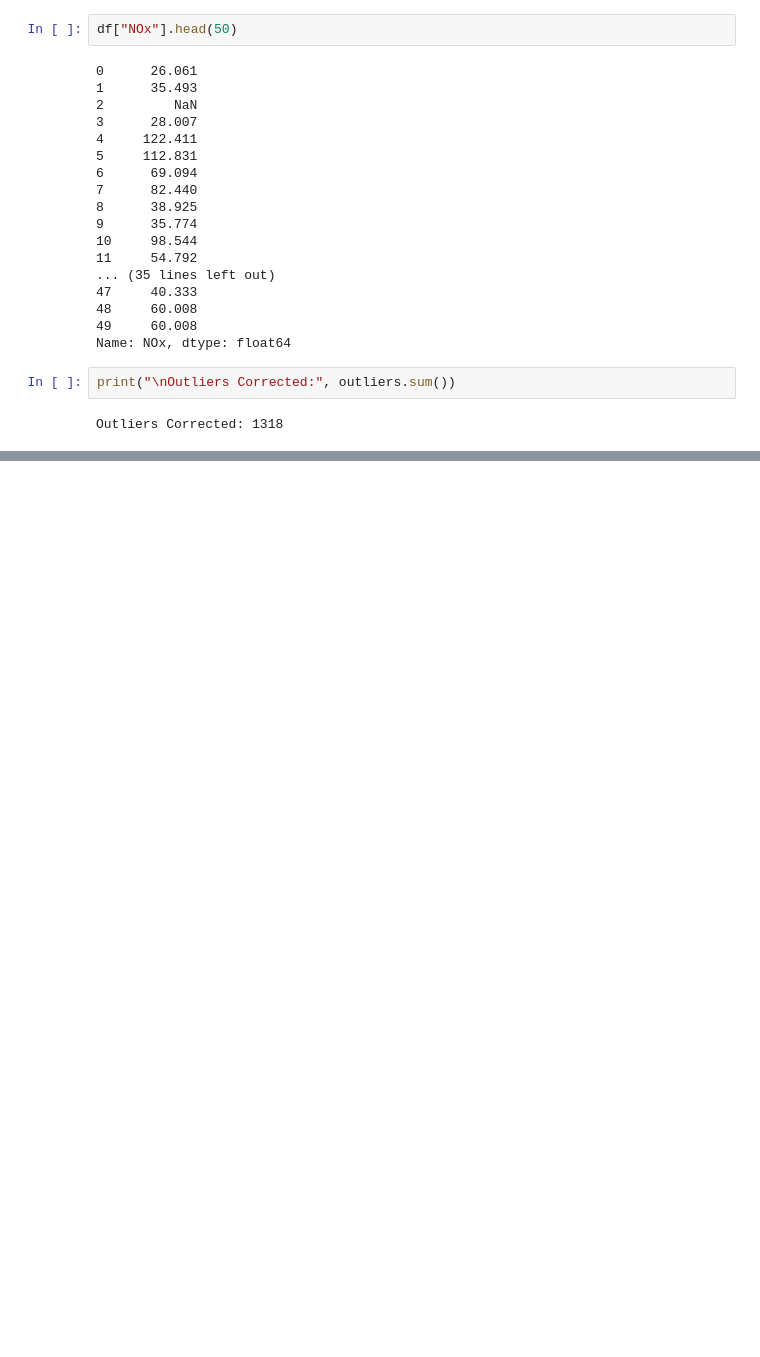
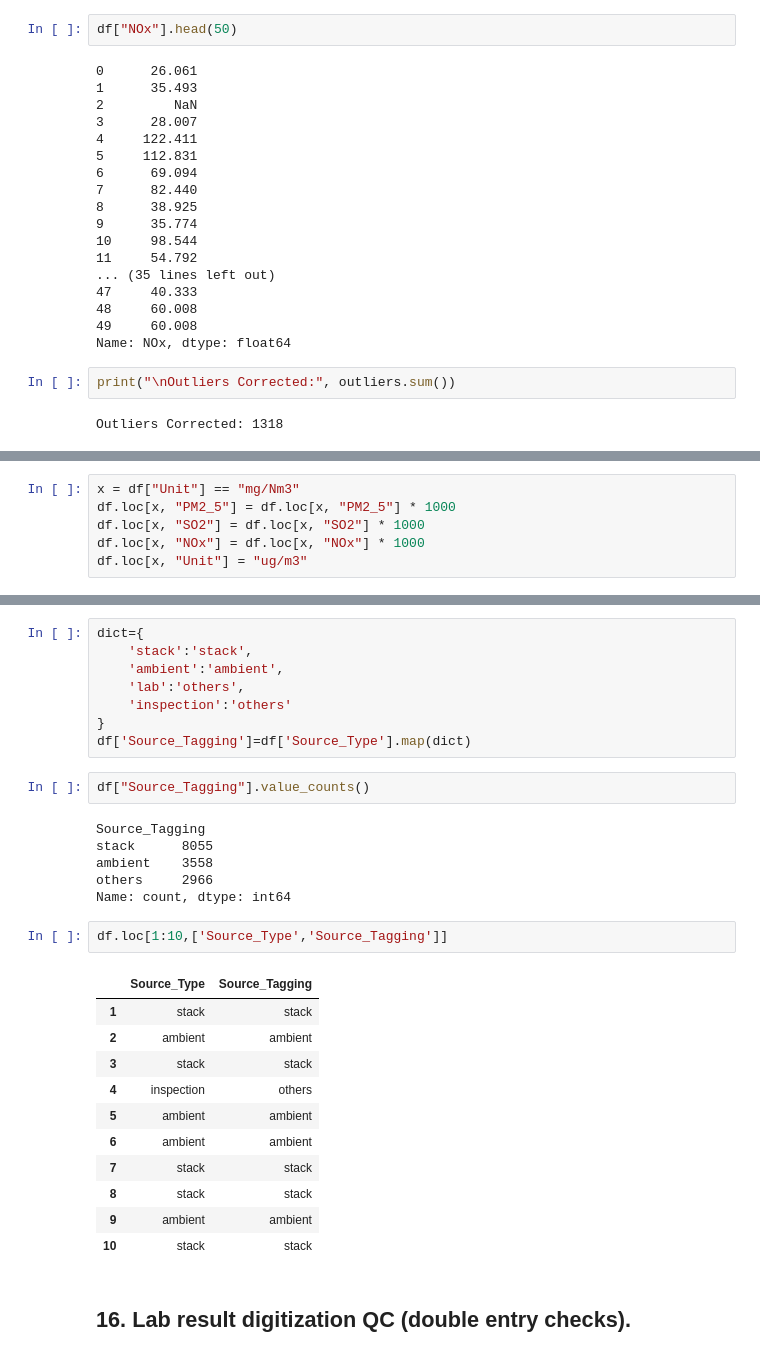
Before and after one commit to Sudipta3101/Pollution-Controls-Data-Cleaning-Transformation-, a Jupyter notebook: pollution.ipynb, the cells around one changed output, grey strips where cells are left out. Cells and saved outputs as stored; diff of their text form; blank space fills up the shorter version.

```diff
--- a/pollution.ipynb
+++ b/pollution.ipynb
@@ -558,0 +900,6 @@ Outliers Corrected: 1318
+# %%
+x = df["Unit"] == "mg/Nm3"
+df.loc[x, "PM2_5"] = df.loc[x, "PM2_5"] * 1000
+df.loc[x, "SO2"] = df.loc[x, "SO2"] * 1000
+df.loc[x, "NOx"] = df.loc[x, "NOx"] * 1000
+df.loc[x, "Unit"] = "ug/m3"
@@ -558,0 +932,32 @@ Outliers Corrected: 1318
+# %%
+dict={
+    'stack':'stack',
+    'ambient':'ambient',
+    'lab':'others',
+    'inspection':'others'
+}
+df['Source_Tagging']=df['Source_Type'].map(dict)
+# %%
+df["Source_Tagging"].value_counts()
+# %% [output]
+Source_Tagging
+stack      8055
+ambient    3558
+others     2966
+Name: count, dtype: int64
+# %%
+df.loc[1:10,['Source_Type','Source_Tagging']]
+# %% [output]
+|  | Source_Type | Source_Tagging |
+| 1 | stack | stack |
+| 2 | ambient | ambient |
+| 3 | stack | stack |
+| 4 | inspection | others |
+| 5 | ambient | ambient |
+| 6 | ambient | ambient |
+| 7 | stack | stack |
+| 8 | stack | stack |
+| 9 | ambient | ambient |
+| 10 | stack | stack |
+# %% [markdown]
+## 16. Lab result digitization QC (double entry checks).
```
Also changed, not shown: parts of 72 cells of this notebook.
